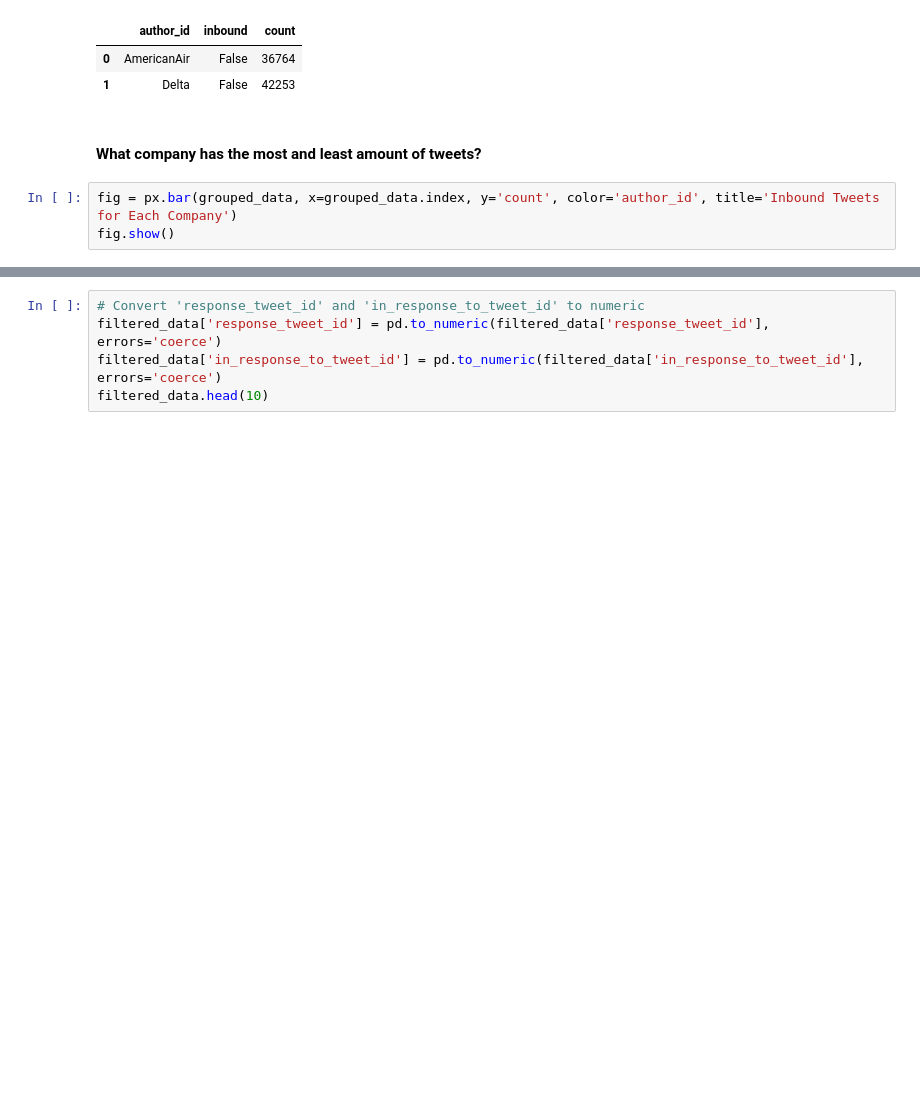
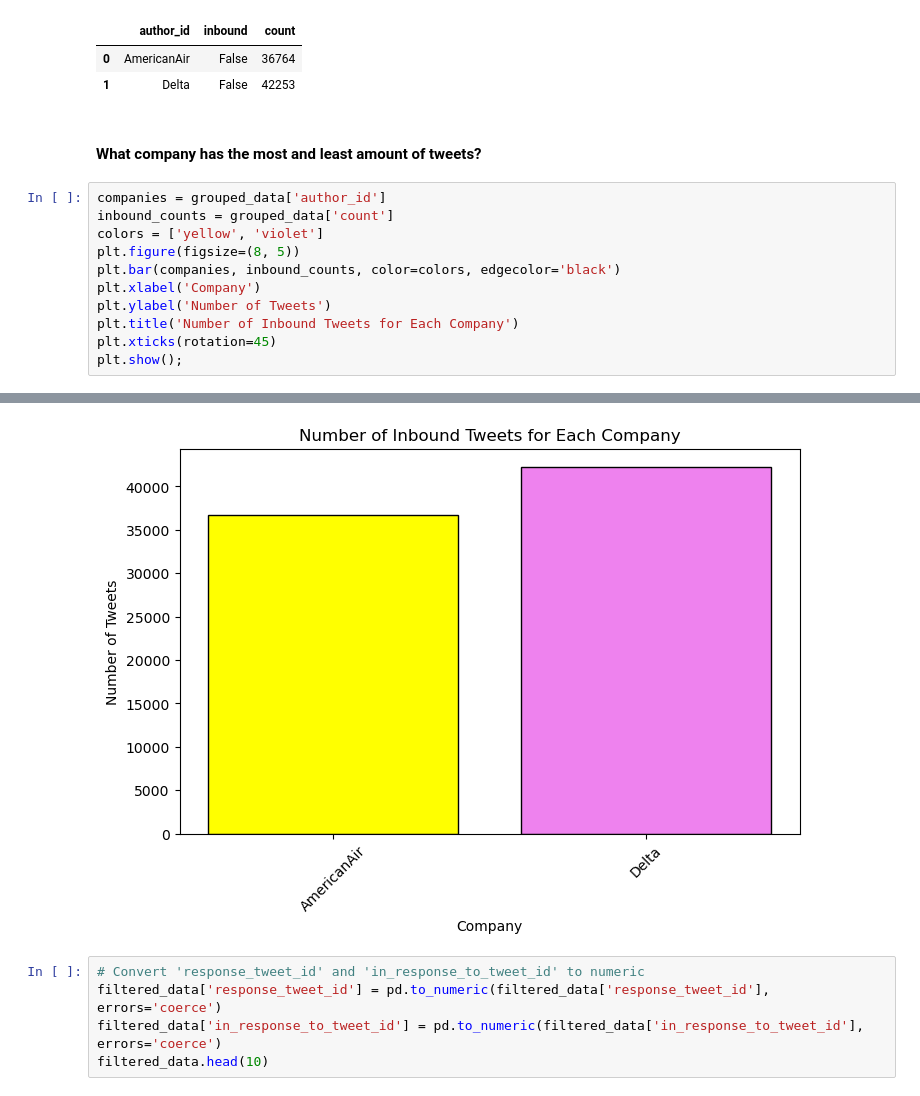
Before and after one commit to efloresz/Data-NotebookEF, a Jupyter notebook: Airline_Analysis.ipynb, the cells around one changed output, grey strips where cells are left out. Drawn from its saved outputs; the diff is of its cells as text; blank space fills up the shorter version.

```diff
--- a/Airline_Analysis.ipynb
+++ b/Airline_Analysis.ipynb
@@ -94,6 +94,14 @@ grouped_data.head(10)
 # %% [markdown]
 #### What company has the most and least amount of tweets?
 # %%
-fig = px.bar(grouped_data, x=grouped_data.index, y='count', color='author_id', title='Inbound Tweets for Each Company')
-fig.show()
+companies = grouped_data['author_id']
+inbound_counts = grouped_data['count']
+colors = ['yellow', 'violet']
+plt.figure(figsize=(8, 5))
+plt.bar(companies, inbound_counts, color=colors, edgecolor='black')
+plt.xlabel('Company')
+plt.ylabel('Number of Tweets')
+plt.title('Number of Inbound Tweets for Each Company')
+plt.xticks(rotation=45)
+plt.show();
 # %% [output]
@@ -101,3 +108,4 @@ fig.show()
+[figure, added]
 # %%
 # Convert 'response_tweet_id' and 'in_response_to_tweet_id' to numeric
 filtered_data['response_tweet_id'] = pd.to_numeric(filtered_data['response_tweet_id'], errors='coerce')
```
Also changed, not shown: parts of 19 cells of this notebook.
